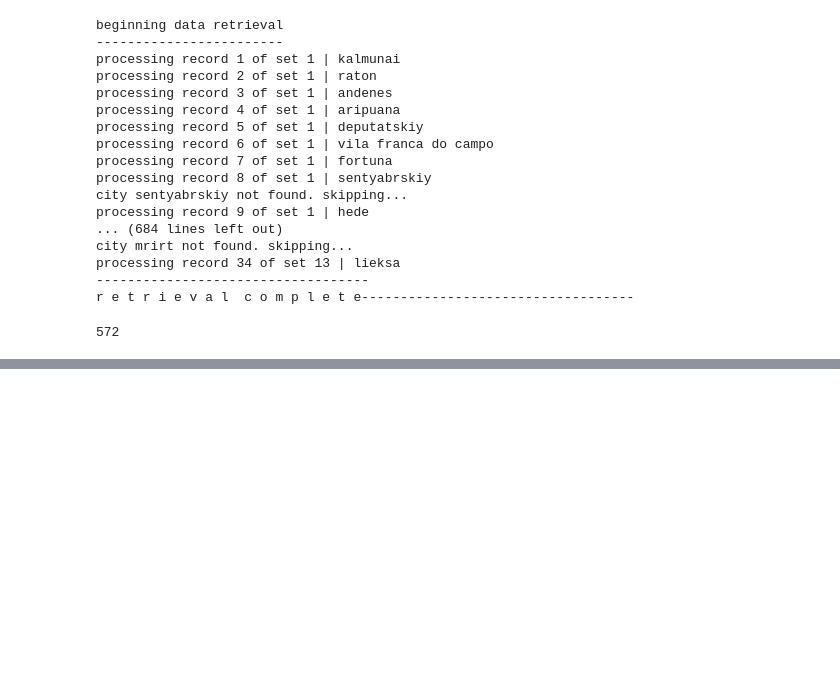
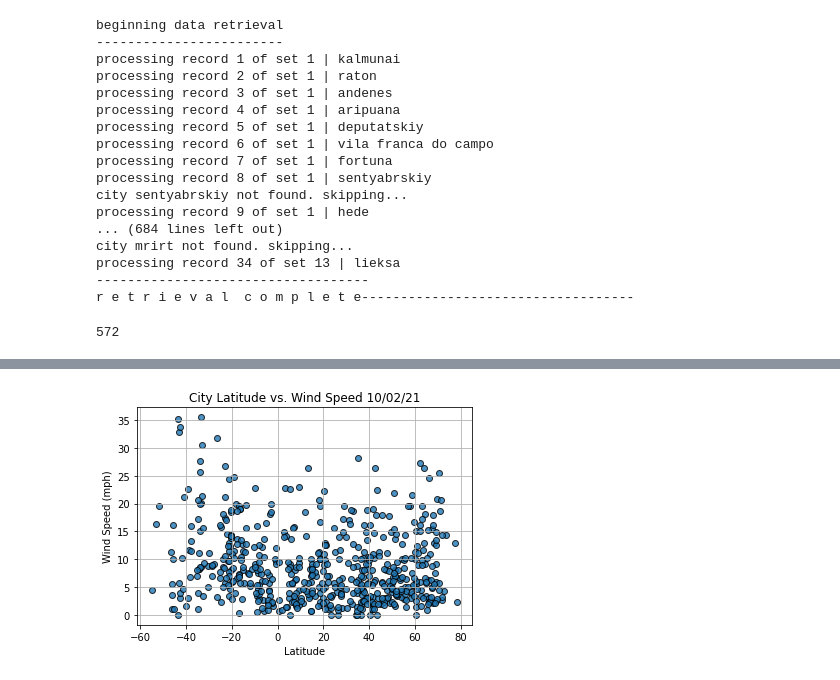
Before and after one commit to chrisagarcia/World-Weather-Analysis, a Jupyter notebook: WeatherPy.ipynb, the cells around one changed output, grey strips where cells are left out. Cells and saved outputs as stored; diff of their text form; code cells hidden in the pictures; blank space fills up the shorter version.

```diff
--- a/WeatherPy.ipynb
+++ b/WeatherPy.ipynb
@@ -168,0 +228,16 @@ city_df.to_csv(output_data_file, index_label="City_ID")
+# %%
+# plotting the lats v wind speed
+plt.scatter(lats,
+           wind_speed,
+           edgecolor='black', linewidths=1, marker='o',
+           alpha=.8, label='Cities')
+# format graph
+plt.title(f"City Latitude vs. Wind Speed {time.strftime('%x')}")
+plt.ylabel('Wind Speed (mph)')
+plt.xlabel('Latitude')
+plt.grid(True)
+
+plt.savefig('weather_data/Fig4.png')
+plt.show()
+# %% [output]
+[figure, added]
```
Also changed, not shown: parts of 18 cells of this notebook, 12 other files.
